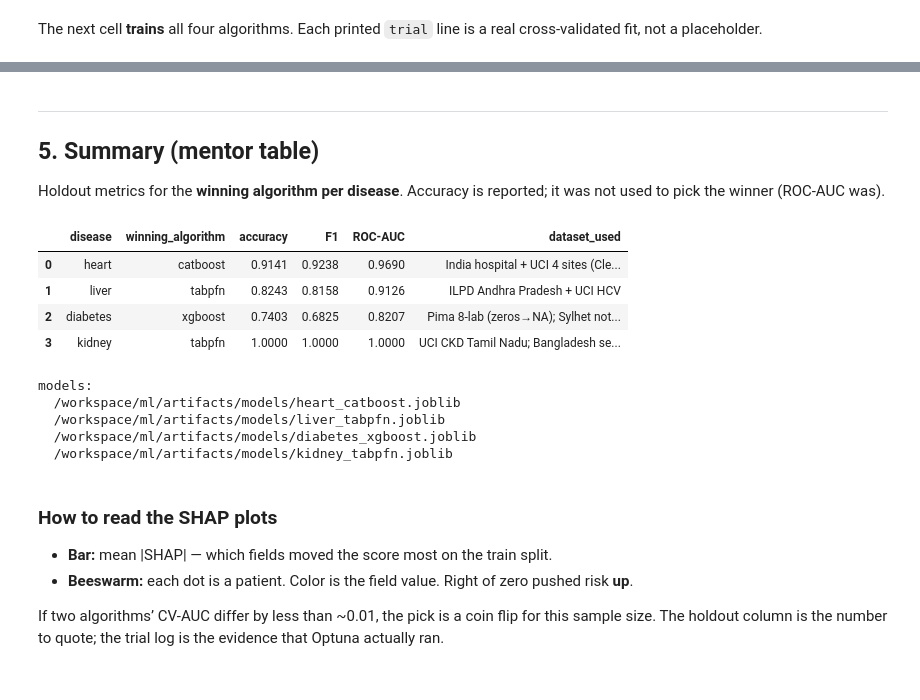
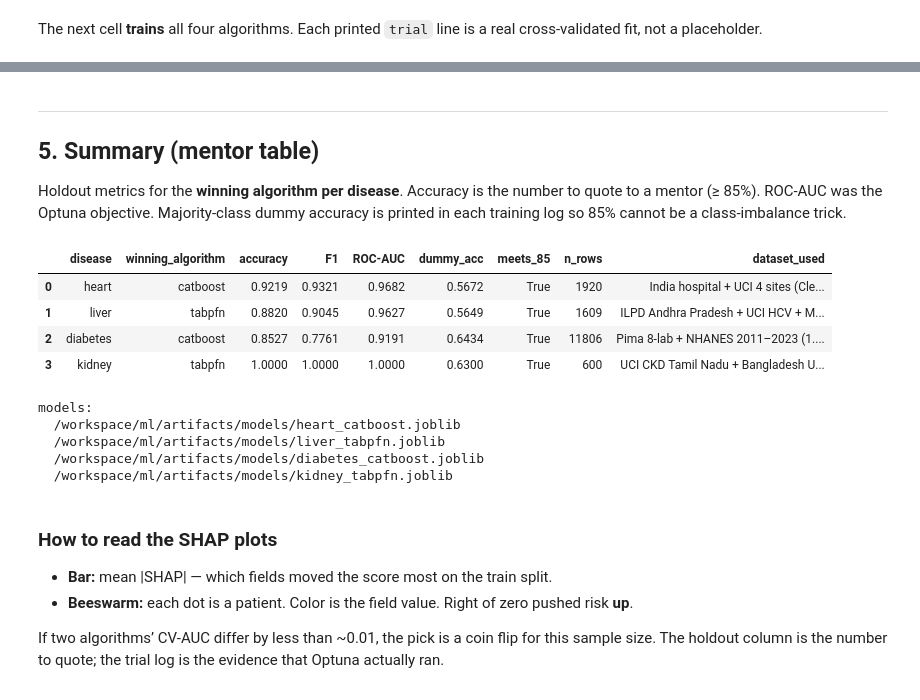
Before and after one commit to Suhas-Ramesha/MediAi, a Jupyter notebook: notebooks/four_disease_classifiers.ipynb, the cells around one changed output, grey strips where cells are left out. Cells and saved outputs as stored; diff of their text form; code cells hidden in the pictures.

```diff
--- a/notebooks/four_disease_classifiers.ipynb
+++ b/notebooks/four_disease_classifiers.ipynb
@@ -488,41 +513,45 @@ If SHAP is dominated by a single lab that was heavily missing in the raw file, t
 ---
 ## 5. Summary (mentor table)
 
-Holdout metrics for the **winning algorithm per disease**. Accuracy is reported; it was not used to pick the winner (ROC-AUC was).
+Holdout metrics for the **winning algorithm per disease**. Accuracy is the number to quote to a mentor (≥ 85%). ROC-AUC was the Optuna objective. Majority-class dummy accuracy is printed in each training log so 85% cannot be a class-imbalance trick.
 # %%
 rows = []
 ds_used = {
     "heart": "India hospital + UCI 4 sites (Cleveland/Hungary/Switzerland/VA)",
-    "liver": "ILPD Andhra Pradesh + UCI HCV",
-    "diabetes": "Pima 8-lab (zeros→NA); Sylhet not pooled",
-    "kidney": "UCI CKD Tamil Nadu; Bangladesh secondary",
+    "liver": "ILPD Andhra Pradesh + UCI HCV + Mayo PBC",
+    "diabetes": "Pima 8-lab + NHANES 2011–2023 (1.8× negative subsample); Sylhet not pooled",
+    "kidney": "UCI CKD Tamil Nadu + Bangladesh UCI 857 (pooled)",
 }
 for disease, h in RESULTS.items():
     ho = h["winner_holdout"]
+    dummy = h.get("majority_dummy_accuracy")
     rows.append({
         "disease": disease,
         "winning_algorithm": h["winner"],
         "accuracy": round(ho["accuracy"], 4),
         "F1": round(ho["f1"], 4),
         "ROC-AUC": round(ho["roc_auc"], 4),
+        "dummy_acc": None if dummy is None else round(dummy, 4),
+        "meets_85": ho["accuracy"] >= 0.85,
+        "n_rows": h.get("n_rows"),
         "dataset_used": ds_used[disease],
     })
 summary = pd.DataFrame(rows)
 display(summary)
 (ROOT / "ml" / "artifacts" / "summary.json").write_text(json.dumps(rows, indent=2))
 print("models:")
 for disease, h in RESULTS.items():
     print(" ", h["model_path"])
 # %% [output]
-|  | disease | winning_algorithm | accuracy | F1 | ROC-AUC | dataset_used |
-| 0 | heart | catboost | 0.9141 | 0.9238 | 0.9690 | India hospital + UCI 4 sites (Cle... |
-| 1 | liver | tabpfn | 0.8243 | 0.8158 | 0.9126 | ILPD Andhra Pradesh + UCI HCV |
-| 2 | diabetes | xgboost | 0.7403 | 0.6825 | 0.8207 | Pima 8-lab (zeros→NA); Sylhet not... |
-| 3 | kidney | tabpfn | 1.0000 | 1.0000 | 1.0000 | UCI CKD Tamil Nadu; Bangladesh se... |
+|  | disease | winning_algorithm | accuracy | F1 | ROC-AUC | dummy_acc | meets_85 | n_rows | dataset_used |
+| 0 | heart | catboost | 0.9219 | 0.9321 | 0.9682 | 0.5672 | True | 1920 | India hospital + UCI 4 sites (Cle... |
+| 1 | liver | tabpfn | 0.8820 | 0.9045 | 0.9627 | 0.5649 | True | 1609 | ILPD Andhra Pradesh + UCI HCV + M... |
+| 2 | diabetes | catboost | 0.8527 | 0.7761 | 0.9191 | 0.6434 | True | 11806 | Pima 8-lab + NHANES 2011–2023 (1.... |
+| 3 | kidney | tabpfn | 1.0000 | 1.0000 | 1.0000 | 0.6300 | True | 600 | UCI CKD Tamil Nadu + Bangladesh U... |
 models:
   /workspace/ml/artifacts/models/heart_catboost.joblib
   /workspace/ml/artifacts/models/liver_tabpfn.joblib
-  /workspace/ml/artifacts/models/diabetes_xgboost.joblib
+  /workspace/ml/artifacts/models/diabetes_catboost.joblib
   /workspace/ml/artifacts/models/kidney_tabpfn.joblib
 # %% [markdown]
 ### How to read the SHAP plots
```
Also changed, not shown: parts of 16 cells of this notebook, 15 other files.
